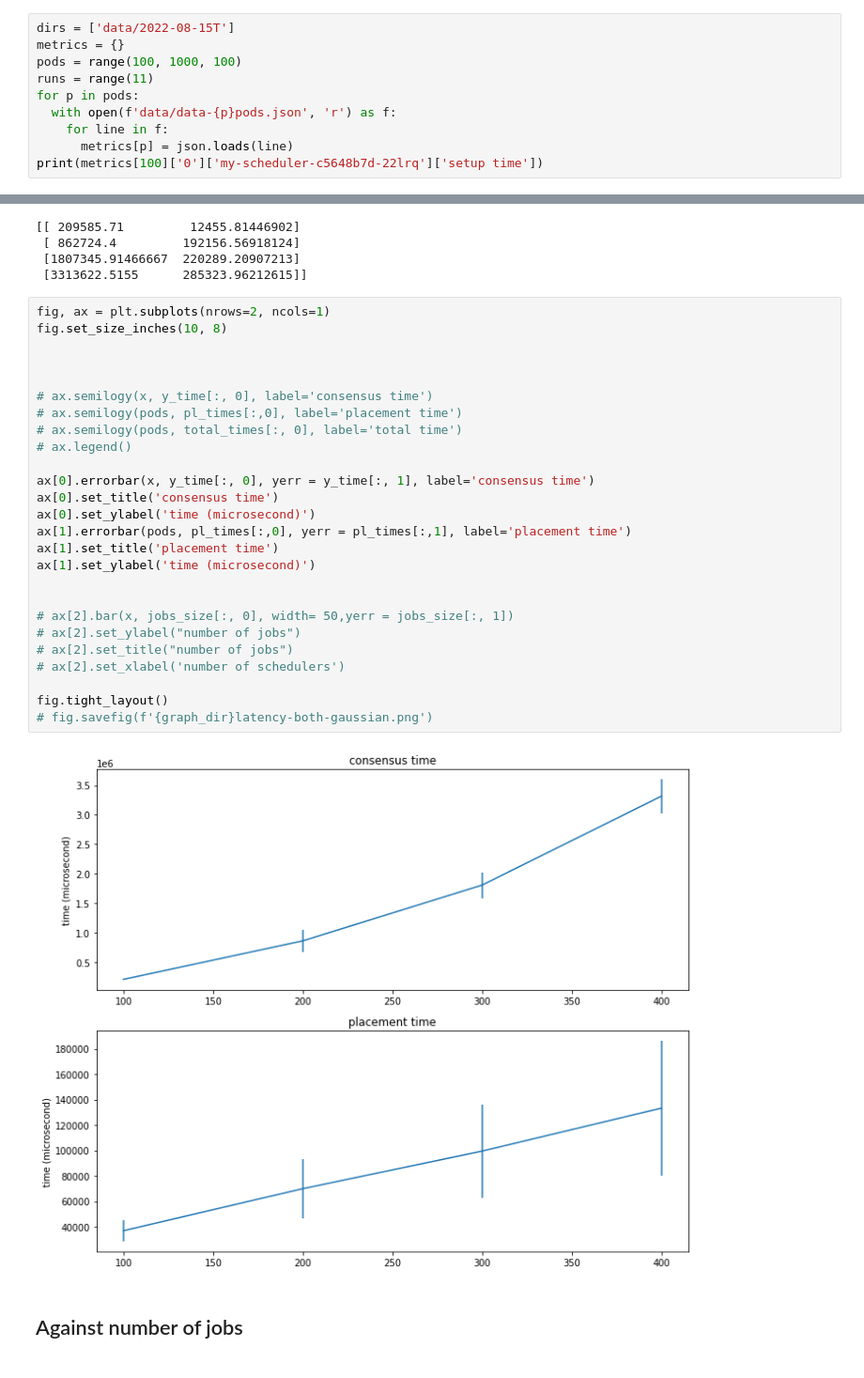
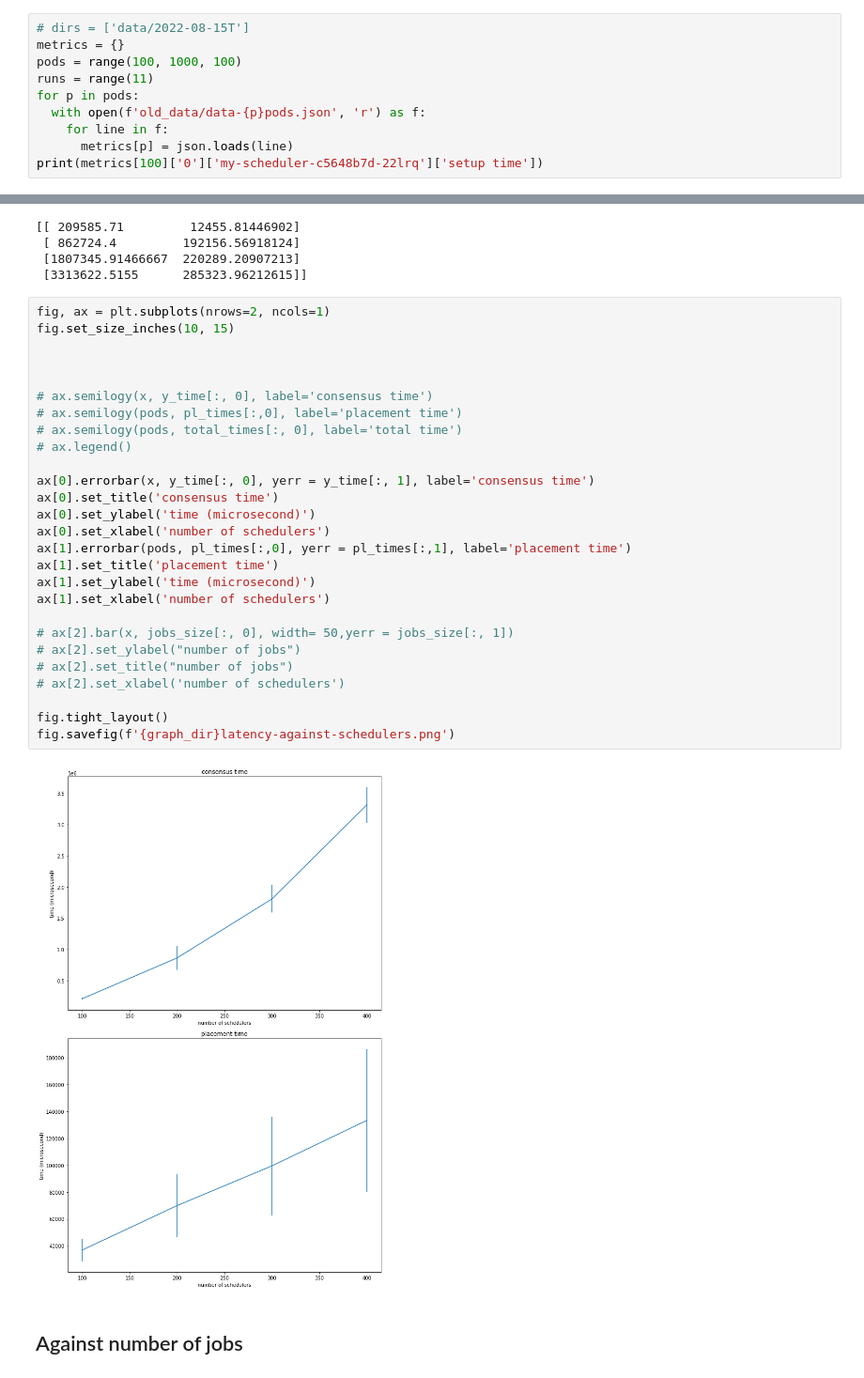
Before and after one commit to Vincent-lau/hyperion, a Jupyter notebook: measure/plotmetrics.ipynb, the cells around one changed output, grey strips where cells are left out. Shown: that part at 94% size. Saved outputs shown, nothing was run; the diff lists cells and outputs as text.

Commit message:
some more graphs and data

```diff
--- a/measure/plotmetrics.ipynb
+++ b/measure/plotmetrics.ipynb
@@ -101,12 +101,12 @@ fig.savefig(f'{graph_dir}metrics-{p}pods.png')
 # %% [markdown]
 ## Stats against number of pods
 # %%
-dirs = ['data/2022-08-15T']
+# dirs = ['data/2022-08-15T']
 metrics = {}
 pods = range(100, 1000, 100)
 runs = range(11)
 for p in pods:
-  with open(f'data/data-{p}pods.json', 'r') as f:
+  with open(f'old_data/data-{p}pods.json', 'r') as f:
     for line in f:
       metrics[p] = json.loads(line)
 print(metrics[100]['0']['my-scheduler-c5648b7d-22lrq']['setup time'])
@@ -512,32 +512,33 @@ print(y_time)
  [3313622.5155      285323.96212615]]
 # %%
 fig, ax = plt.subplots(nrows=2, ncols=1)
-fig.set_size_inches(10, 8)
+fig.set_size_inches(10, 15)
 
 
 
 # ax.semilogy(x, y_time[:, 0], label='consensus time')
 # ax.semilogy(pods, pl_times[:,0], label='placement time')
 # ax.semilogy(pods, total_times[:, 0], label='total time')
 # ax.legend()
 
 ax[0].errorbar(x, y_time[:, 0], yerr = y_time[:, 1], label='consensus time')
 ax[0].set_title('consensus time')
 ax[0].set_ylabel('time (microsecond)')
+ax[0].set_xlabel('number of schedulers')
 ax[1].errorbar(pods, pl_times[:,0], yerr = pl_times[:,1], label='placement time')
 ax[1].set_title('placement time')
 ax[1].set_ylabel('time (microsecond)')
-
+ax[1].set_xlabel('number of schedulers')
 
 # ax[2].bar(x, jobs_size[:, 0], width= 50,yerr = jobs_size[:, 1])
 # ax[2].set_ylabel("number of jobs")
 # ax[2].set_title("number of jobs")
 # ax[2].set_xlabel('number of schedulers')
 
 fig.tight_layout()
-# fig.savefig(f'{graph_dir}latency-both-gaussian.png')
+fig.savefig(f'{graph_dir}latency-against-schedulers.png')
 # %% [output]
-[figure, old version]
+[figure, new version]
 # %% [markdown]
 ## Against number of jobs
 # %%
```
Also changed, not shown: parts of 7 cells of this notebook, 31 other files.
